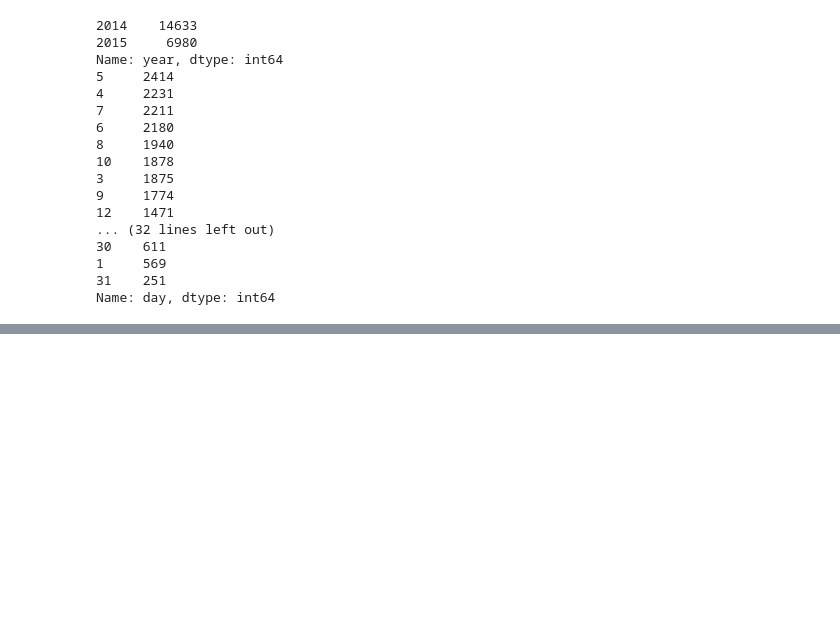
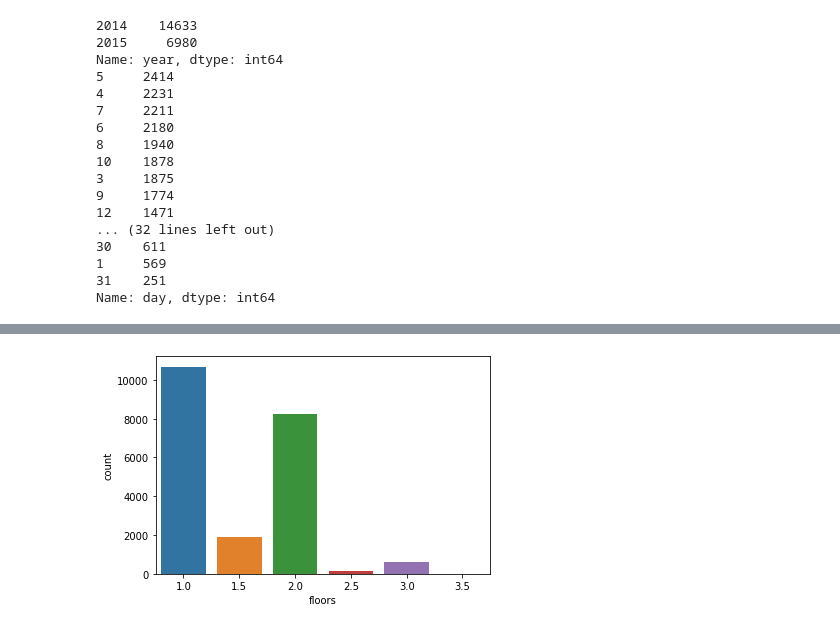
Before and after one commit to angelikakw/house-prices, a Jupyter notebook: house_prices.ipynb, the cells around one changed output, grey strips where cells are left out. Drawn from its saved outputs; the diff is of its cells as text; code cells hidden in the pictures; blank space fills up the shorter version.

```diff
--- a/house_prices.ipynb
+++ b/house_prices.ipynb
@@ -124,0 +215,5 @@ Name: day, dtype: int64
+# %%
+sns.countplot(data['floors'])
+plt.show()
+# %% [output]
+[figure, added]
```
Also changed, not shown: parts of 60 cells of this notebook.
